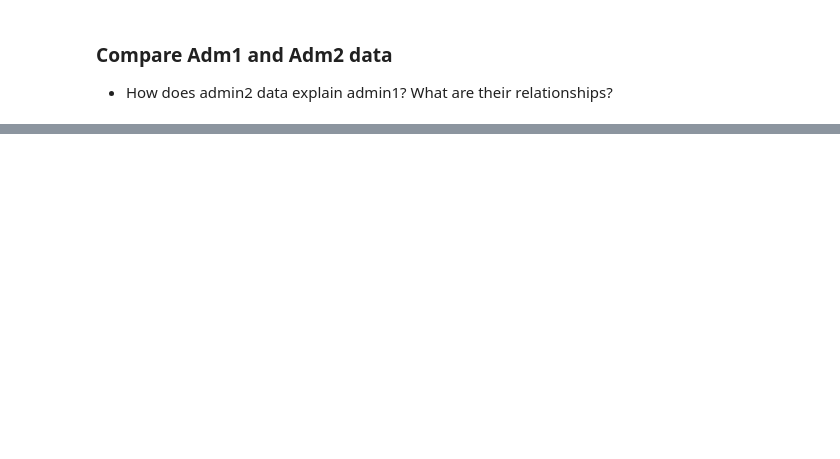
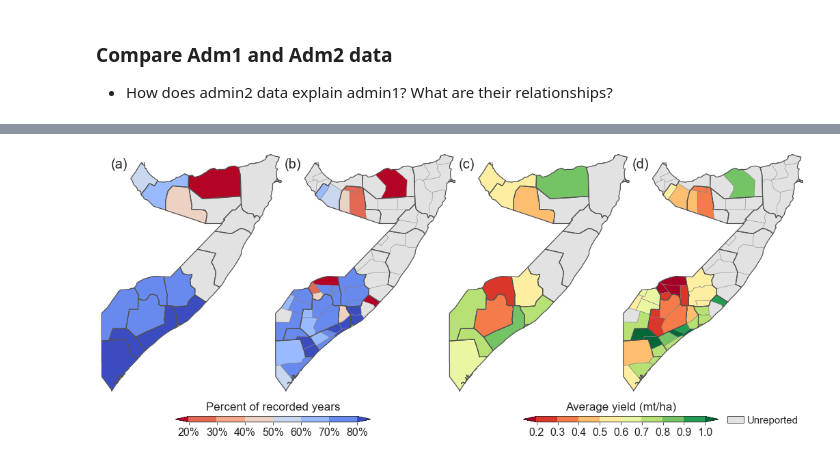
Before and after one commit to gnodnooh/CropDataMining, a Jupyter notebook: 01_CropDataPrep.ipynb, the cells around one changed output, grey strips where cells are left out. Drawn from its saved outputs; the diff is of its cells as text; code cells hidden in the pictures; blank space fills up the shorter version.

```diff
--- a/01_CropDataPrep.ipynb
+++ b/01_CropDataPrep.ipynb
@@ -167,0 +232,84 @@ plt.show()
+# %%
+# Colormap
+bounds1 = list(np.arange(0.2,0.9,0.1))
+boundaries1 = [0]+bounds1+[100]
+cmap1, norm1, vmin1, vmax1, ticks1, boundaries1 = cbarpam(bounds1, 'coolwarm_r', labloc='on',
+                                                          boundaries=boundaries1, extension='both')
+bounds2 = list(np.arange(0.2,1.1,0.1))
+boundaries2 = [0]+bounds2+[100]
+cmap2, norm2, vmin2, vmax2, ticks2, boundaries2 = cbarpam(bounds2, 'RdYlGn', labloc='on',
+                                                          boundaries=boundaries2, extension='both')
+
+# Plotting
+sns.set_style("white", {'axes.linewidth': 1, 'grid.color': 'black'})
+fignumb = ['(a)', '(b)', '(c)', '(d)']
+figlabel = ['Percent of recorded years','Average yield (mt/ha)']
+fig, axes = plt.subplots(nrows=1,ncols=4,figsize=(14,6), facecolor='w')
+for (i, el) in enumerate(['record','record','average','average']):
+    ax = axes.flatten('F')[i]
+    ax.set_axis_off()
+    ax.set_aspect('equal')
+    ax.axis(lims)
+    if el == 'record':
+        cmap, norm, vmin, vmax = cmap1, norm1, vmin1, vmax1
+    else:
+        cmap, norm, vmin, vmax = cmap2, norm2, vmin2, vmax2
+    if i % 2 == 0:
+        mapdata1.plot(ax=ax, column=el, cmap=cmap, norm=norm, vmin=vmin, vmax=vmax, linewidth=0.3, edgecolor='grey')
+        unreported1.boundary.plot(ax=ax, facecolor='#E2E2E2',edgecolor='None')
+        mapdata1.boundary.plot(ax=ax, facecolor='None', linewidth=0.3, edgecolor='grey')
+    else:
+        mapdata2.plot(ax=ax, column=el, cmap=cmap, norm=norm, vmin=vmin, vmax=vmax, linewidth=0.3, edgecolor='grey')
+        unreported2.boundary.plot(ax=ax, facecolor='#E2E2E2',edgecolor='None')
+        mapdata2.boundary.plot(ax=ax, facecolor='None', linewidth=0.3, edgecolor='grey')
+    # Figure number
+    ax.annotate(fignumb[i], xy=(0.1, 0.96), xycoords='axes fraction',
+                horizontalalignment='center', verticalalignment='center',
+                fontname='arial',fontsize=20)
+    # Borderline of ADM1
+    shape1.boundary.plot(ax=ax, linewidth=1.2, edgecolor='#525252')
+plt.tight_layout(pad=-1)
+
+# Colorbars
+for i in [1,3]:
+    ax = axes[i]
+    cax = inset_axes(ax, width="60%", height="3%",
+                     loc='lower left',
+                     bbox_to_anchor=(-0.55, -0.13, 1.8, 0.8),
+                     bbox_transform=ax.transAxes,borderpad=0)
+    if i == 1:
+        cbar = mpl.colorbar.ColorbarBase(cax, cmap=cmap1, norm=norm1,
+                                         boundaries=boundaries1,
+                                         extend='both',
+                                         extendfrac=0.08,
+                                         ticks = ticks1,
+                                         spacing='uniform',
+                                         orientation='horizontal')
+        cbar.ax.set_xticklabels(['%.f%%'%lb for lb in np.array(bounds1)*100], fontname='arial', fontsize=16)
+        label = figlabel[0]
+    else:
+        cbar = mpl.colorbar.ColorbarBase(cax, cmap=cmap2, norm=norm2,
+                                         boundaries=boundaries2,
+                                         extend='both',
+                                         extendfrac=0.08,
+                                         ticks = ticks2,
+                                         spacing='uniform',
+                                         orientation='horizontal')
+        cbar.ax.set_xticklabels(['%.1f'%lb for lb in np.array(bounds2)], fontname='arial', fontsize=16)
+        label = figlabel[1]
+    cbar.set_label(label, labelpad=-52,
+                   fontname='arial', fontsize=17,
+                   horizontalalignment='center')
+
+# Colorbar for the unreported districts
+cax2 = inset_axes(ax, width="46%", height="3.5%", bbox_to_anchor=(0.47, -0.905, 0.2, 0.8),bbox_transform=ax.transAxes,borderpad=0)
+cbar2 = mpl.colorbar.ColorbarBase(cax2, cmap=ListedColormap('#E2E2E2'),ticks=[], orientation='horizontal')
+cbar2.ax.text(1.2,0,'Unreported',fontname='arial', fontsize=15)
+plt.show()
+
+# Save a figure
+if True:
+    fn_save = './figures/SO_maize_yield_summary_map.png'
+    fig.savefig(fn_save, bbox_inches='tight'); print('%s is saved.' % fn_save)
+# %% [output]
+[figure, added]
```
Also changed, not shown: parts of 18 cells of this notebook, 5 other files.
